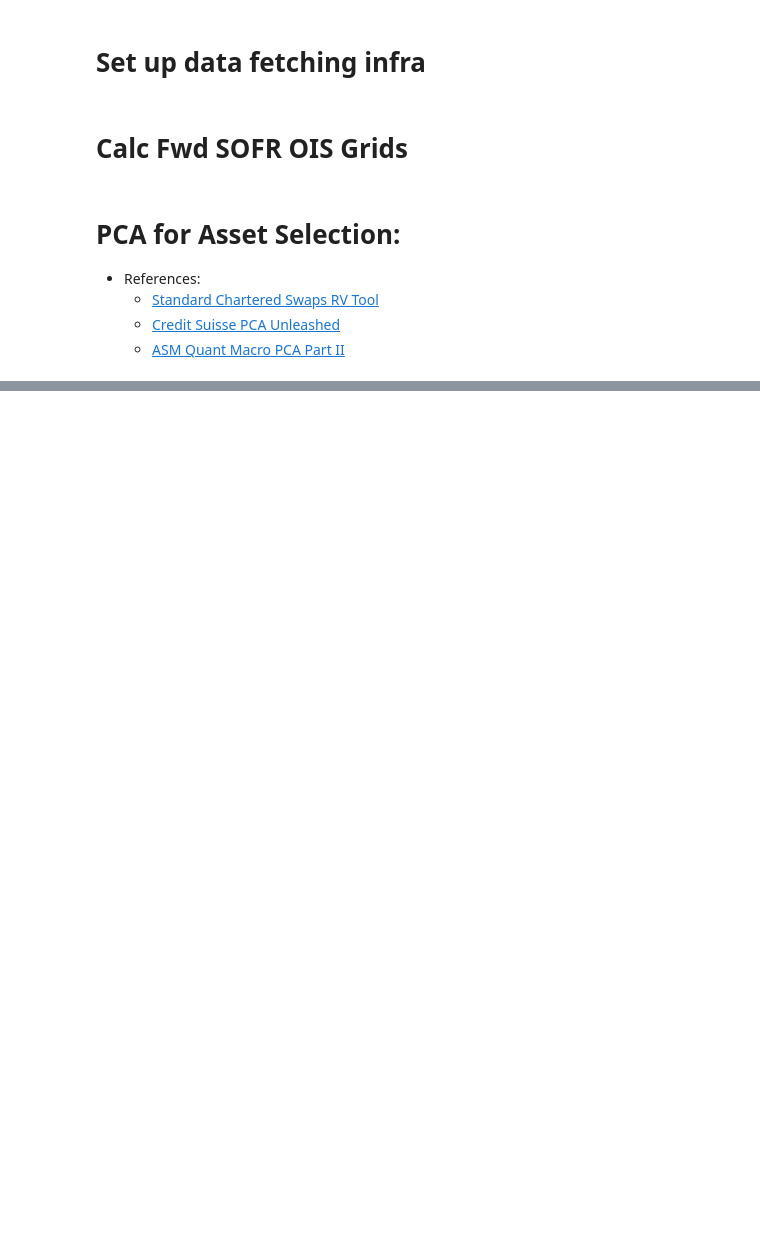
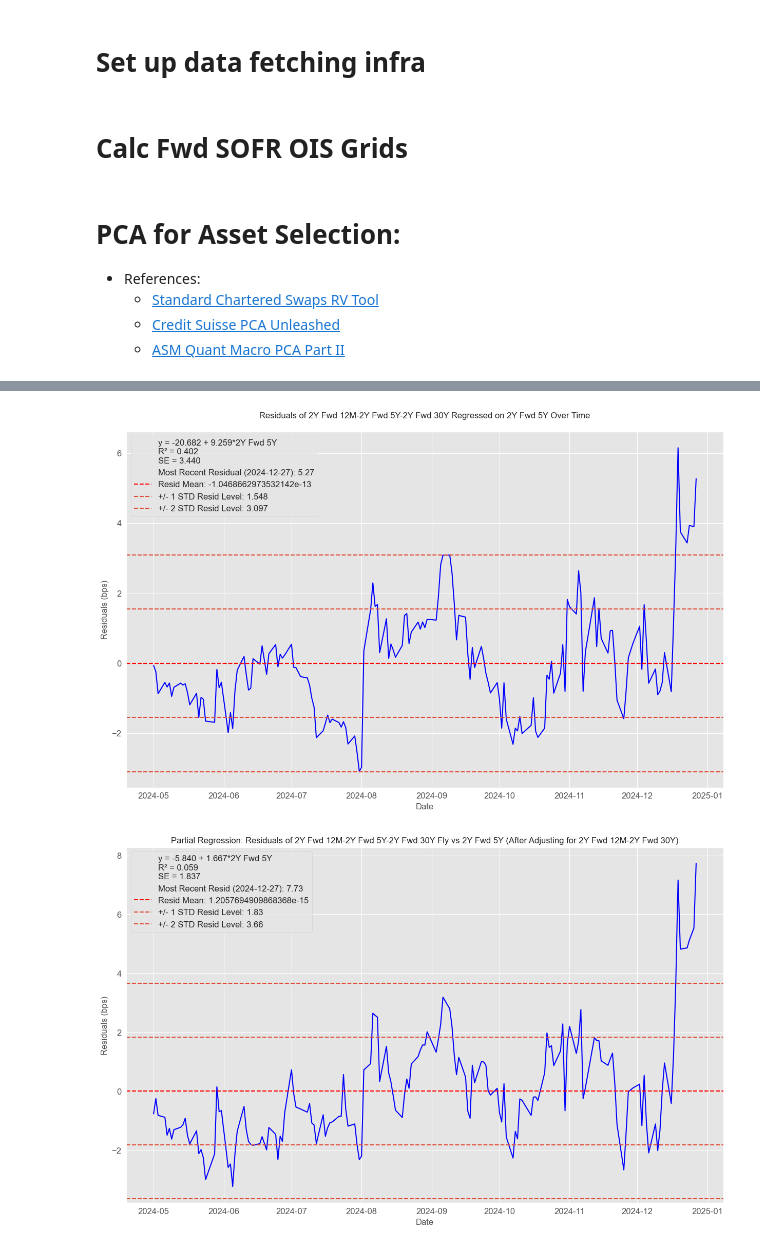
Before and after one commit to pfin/Curvy-CUSIPs, a Jupyter notebook: notebooks/swaps_rv.ipynb, the cells around one changed output, grey strips where cells are left out. Saved outputs shown, nothing was run; the diff lists cells and outputs as text; code cells hidden in the pictures; blank space fills up the shorter version.

```diff
--- a/notebooks/swaps_rv.ipynb
+++ b/notebooks/swaps_rv.ipynb
@@ -155,0 +231,23 @@ sofr_ois.pca_residual_timeseries_plotter(
+# %%
+d, r = run_multiple_linear_regression_df(
+    df=timeseries_df, x_cols=["2Y Fwd 5Y", "2Y Fwd 12M-2Y Fwd 30Y"], y_col="2Y Fwd 12M-2Y Fwd 5Y-2Y Fwd 30Y", show_plot=False
+)
+plot_residuals_timeseries(df=timeseries_df, results=r, stds=[1, 2])
+
+modified_partial_regression_fly_plot(
+    df=timeseries_df,
+    x_cols=["2Y Fwd 5Y", "2Y Fwd 12M-2Y Fwd 30Y"],
+    y_col="2Y Fwd 12M-2Y Fwd 5Y-2Y Fwd 30Y",
+    show_residual_timeseries=True,
+    stds=[1, 2],
+)
+modified_partial_regression_fly_plot(
+    df=timeseries_df,
+    x_cols=["2Y Fwd 12M-2Y Fwd 30Y", "2Y Fwd 5Y"],
+    y_col="2Y Fwd 12M-2Y Fwd 5Y-2Y Fwd 30Y",
+    show_residual_timeseries=True,
+    stds=[1, 2],
+)
+# %% [output]
+[figure, added]
+[figure, added]
```
Also changed, not shown: parts of 16 cells of this notebook, 2 other files.
